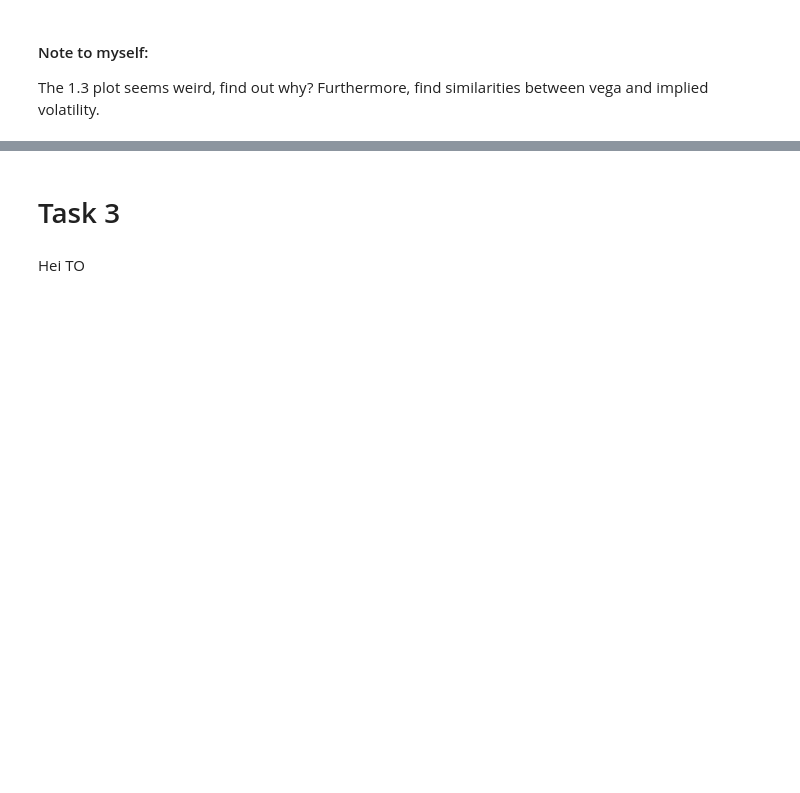
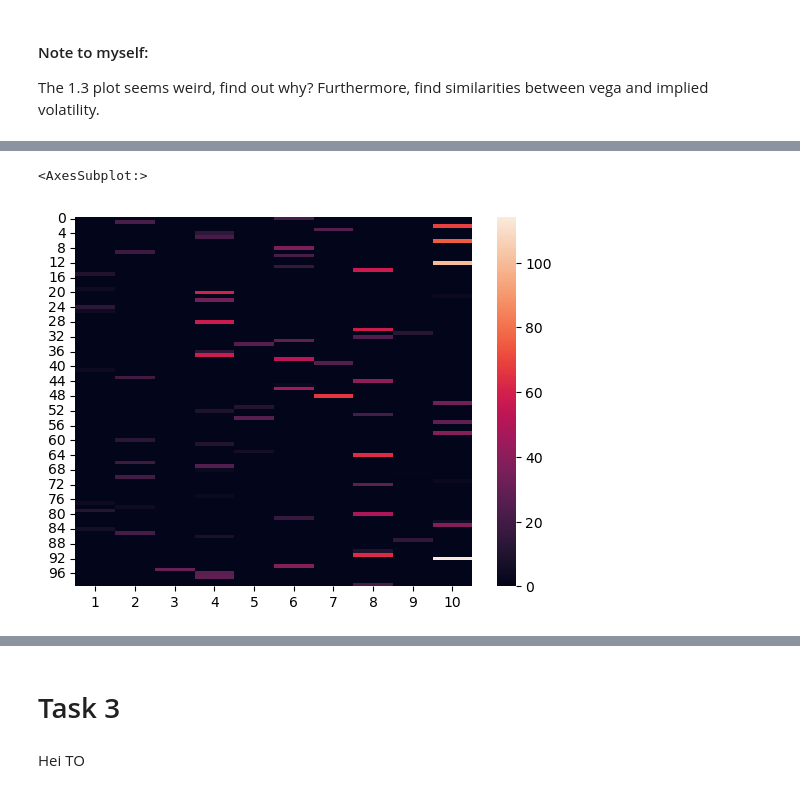
Before and after one commit to DataJakob/Various-School-Projects, a Jupyter notebook: Project_Evaluation_and_Finance/deliverable.ipynb, the cells around one changed output, grey strips where cells are left out. Cells and saved outputs as stored; diff of their text form; code cells hidden in the pictures; blank space fills up the shorter version.

```diff
--- a/Project_Evaluation_and_Finance/deliverable.ipynb
+++ b/Project_Evaluation_and_Finance/deliverable.ipynb
@@ -96,0 +166,5 @@ plt.savefig('1d.PNG')
+# %%
+sns.heatmap(early_exercise.iloc[:,1:-1])
+# %% [output]
+<AxesSubplot:>
+[figure, added]
```
Also changed, not shown: parts of 17 cells of this notebook, 1 other file.
